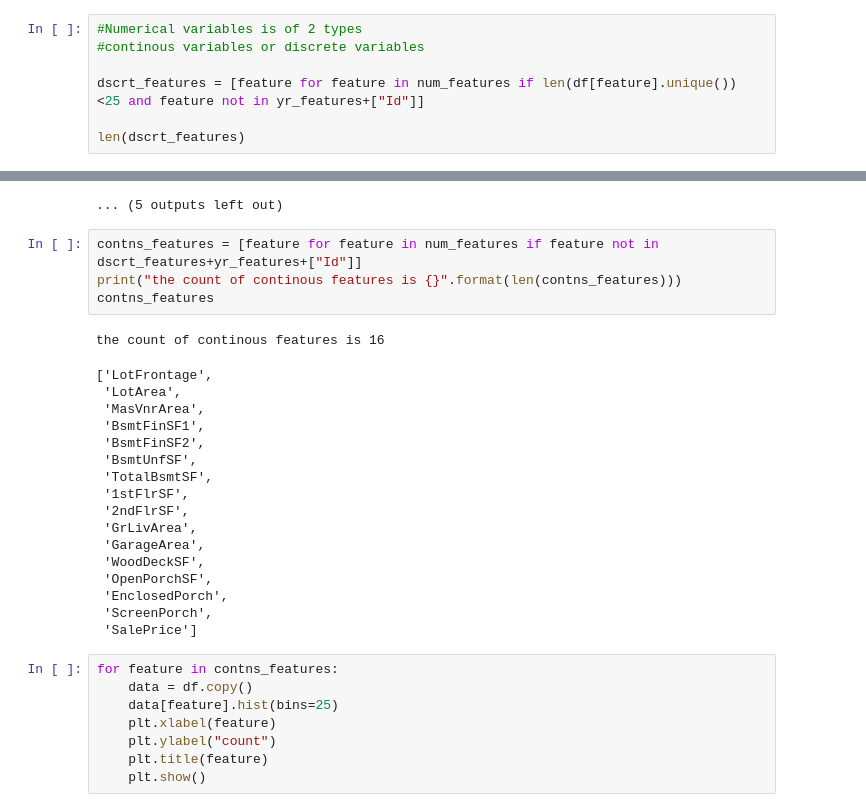
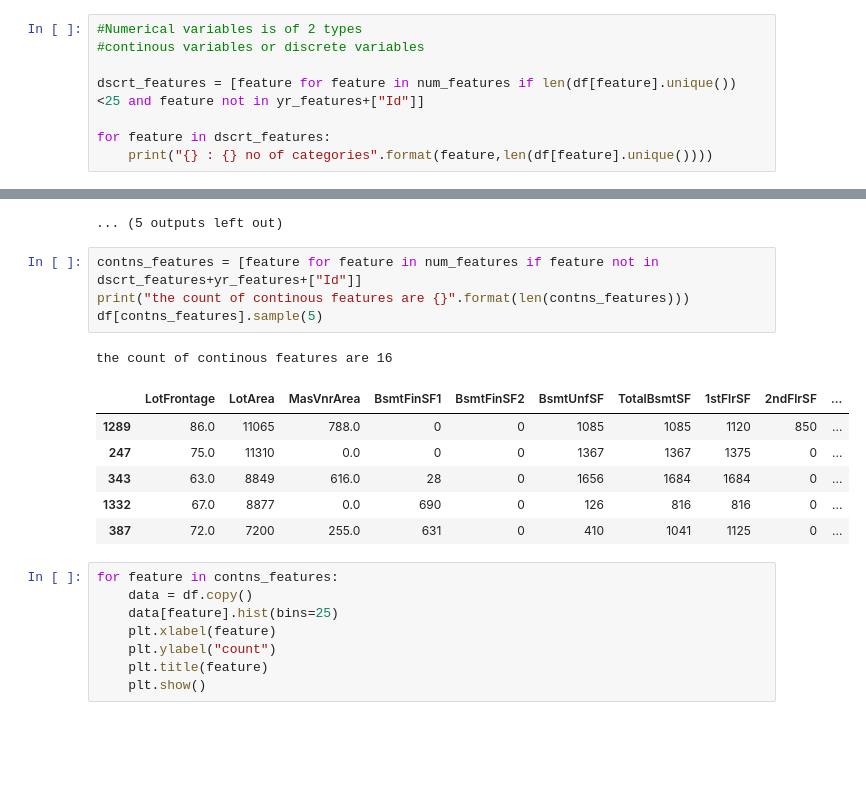
Before and after one commit to ShahulHam33d/House_price_prediction, a Jupyter notebook: EDA-House_price_prediction.ipynb, the cells around one changed output, grey strips where cells are left out. Saved outputs shown, nothing was run; the diff lists cells and outputs as text; blank space fills up the shorter version.

```diff
--- a/EDA-House_price_prediction.ipynb
+++ b/EDA-House_price_prediction.ipynb
@@ -205,5 +205,6 @@ for feature in yr_features:
 
 dscrt_features = [feature for feature in num_features if len(df[feature].unique()) <25 and feature not in yr_features+["Id"]]
 
-len(dscrt_features)
+for feature in dscrt_features:
+    print("{} : {} no of categories".format(feature,len(df[feature].unique())))
 # %% [output]
@@ -232,26 +249,16 @@ for feature in dscrt_features:
 ... (5 outputs left out)
 # %%
 contns_features = [feature for feature in num_features if feature not in dscrt_features+yr_features+["Id"]]
-print("the count of continous features is {}".format(len(contns_features)))
-contns_features
+print("the count of continous features are {}".format(len(contns_features)))
+df[contns_features].sample(5)
 # %% [output]
-the count of continous features is 16
+the count of continous features are 16
-['LotFrontage',
- 'LotArea',
- 'MasVnrArea',
- 'BsmtFinSF1',
- 'BsmtFinSF2',
- 'BsmtUnfSF',
- 'TotalBsmtSF',
- '1stFlrSF',
- '2ndFlrSF',
- 'GrLivArea',
- 'GarageArea',
- 'WoodDeckSF',
- 'OpenPorchSF',
- 'EnclosedPorch',
- 'ScreenPorch',
- 'SalePrice']
+|  | LotFrontage | LotArea | MasVnrArea | BsmtFinSF1 | BsmtFinSF2 | BsmtUnfSF | TotalBsmtSF | 1stFlrSF | 2ndFlrSF | ... |
+| 1289 | 86.0 | 11065 | 788.0 | 0 | 0 | 1085 | 1085 | 1120 | 850 | ... |
+| 247 | 75.0 | 11310 | 0.0 | 0 | 0 | 1367 | 1367 | 1375 | 0 | ... |
+| 343 | 63.0 | 8849 | 616.0 | 28 | 0 | 1656 | 1684 | 1684 | 0 | ... |
+| 1332 | 67.0 | 8877 | 0.0 | 690 | 0 | 126 | 816 | 816 | 0 | ... |
+| 387 | 72.0 | 7200 | 255.0 | 631 | 0 | 410 | 1041 | 1125 | 0 | ... |
 # %%
 for feature in contns_features:
     data = df.copy()
```
Also changed, not shown: parts of 1 cell of this notebook.
